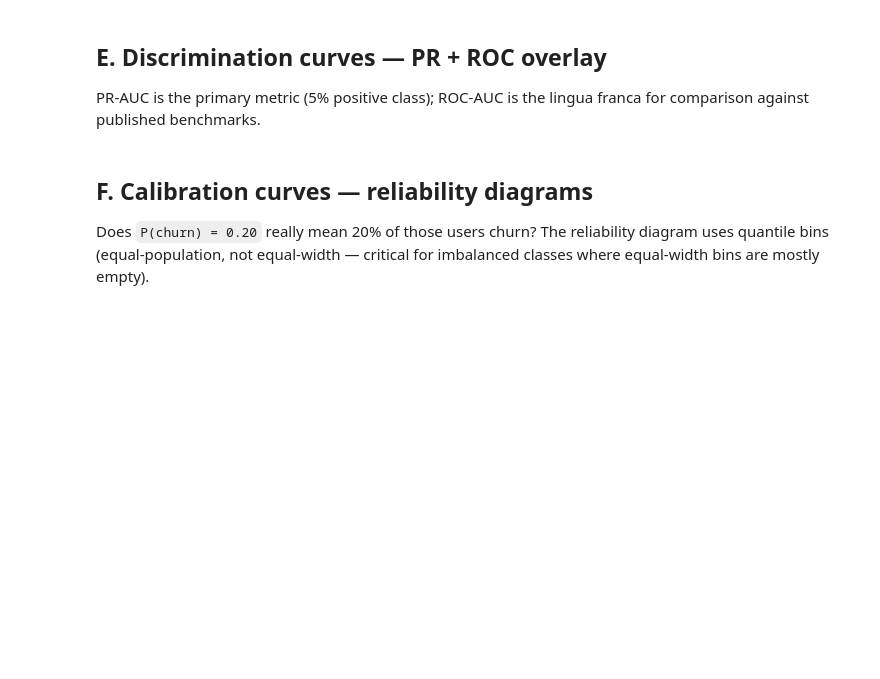
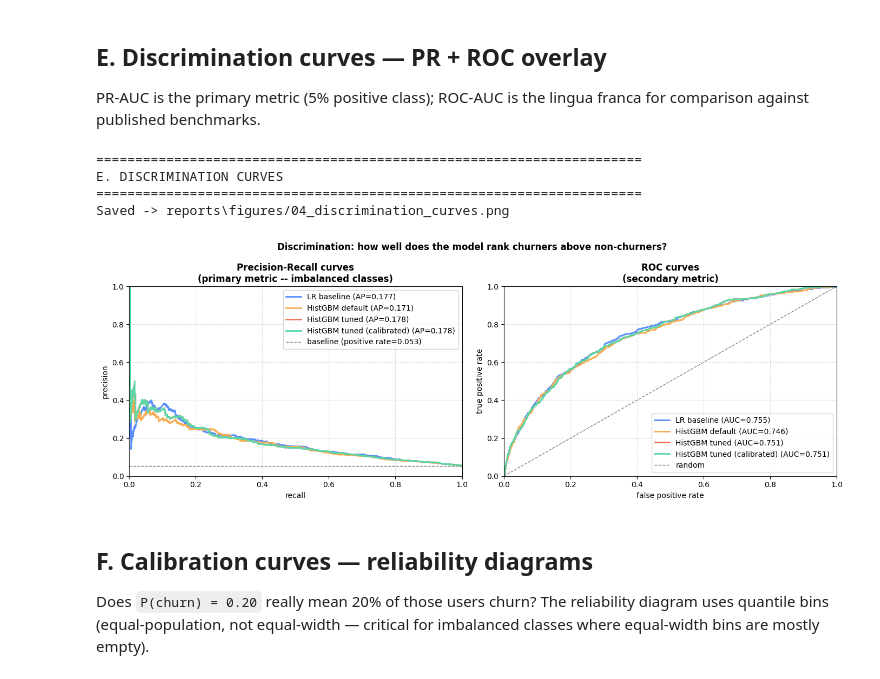
Before and after one commit to janeruxi1/StreamFlix-Churn-Retention, a Jupyter notebook: notebooks/04_modeling.ipynb, the cells around one changed output. Drawn from its saved outputs; the diff is of its cells as text; code cells hidden in the pictures; blank space fills up the shorter version.

```diff
--- a/notebooks/04_modeling.ipynb
+++ b/notebooks/04_modeling.ipynb
@@ -147,20 +159,0 @@ values + noise tolerance), and drops the external `xgboost` dependency (sklearn
-# %%
-print("\n" + "=" * 70)
-print("C. HISTGBM (UNCALIBRATED)")
-print("=" * 70)
-with mlflow_run("hist_gbm_uncalibrated") as run:
-    hgb = train_hist_gbm(X_train, y_train)
-    hgb_proba_test = hgb.predict_proba(X_test)[:, 1]
-    hgb_metrics = compute_metrics(y_test, hgb_proba_test)
-    if run is not None:
-        run.log_params({
-            "model_type": "hist_gbm",
-            "max_iter": 300, "max_depth": 5, "learning_rate": 0.05,
-            "min_samples_leaf": 25, "l2_regularization": 1.0,
-            "n_train": len(X_train), "n_features": X_train.shape[1],
-        })
-        run.log_metrics(hgb_metrics)
-        run.log_model(hgb, name="model")
-print("Metrics on test set:")
-for k, v in hgb_metrics.items():
-    print(f"  {k:<10} {v:.4f}")
@@ -175,19 +277,21 @@ creates probability ties that hurt ranking on small positive classes.
 including HistGBM (previously named `calibrate_xgboost`; renamed since it's generic).
 # %%
 print("\n" + "=" * 70)
-print("D. HISTGBM + PLATT (SIGMOID) CALIBRATION")
+print(f"D. HISTGBM ({winner_variant.upper()}) + PLATT CALIBRATION")
 print("=" * 70)
-with mlflow_run("hist_gbm_calibrated") as run:
+calibrated_run_name = f"hist_gbm_{winner_variant}_calibrated"
+with mlflow_run(calibrated_run_name) as run:
     hgb_cal = calibrate_model(hgb, X_calib, y_calib, method="sigmoid")
     hgb_cal_proba_test = hgb_cal.predict_proba(X_test)[:, 1]
     hgb_cal_metrics = compute_metrics(y_test, hgb_cal_proba_test)
     winner_run_id = None
     if run is not None:
         run.log_params({
-            "model_type": "hist_gbm_calibrated",
+            "model_type": calibrated_run_name,
             "calibration_method": "sigmoid_platt",
             "n_calib": len(X_calib),
-            "base_run": "hist_gbm_uncalibrated",
+            "base_variant": winner_variant,
+            "base_run": f"hist_gbm_{winner_variant}",
         })
         run.log_metrics(hgb_cal_metrics)
         run.log_model(hgb_cal, name="model")
@@ -211,8 +315,9 @@ print("\n" + "-" * 70)
 print("MODEL COMPARISON (test set)")
 print("-" * 70)
 comparison = pd.DataFrame({
-    "logistic_regression":  lr_metrics,
-    "hist_gbm_uncal":       hgb_metrics,
-    "hist_gbm_calibrated":  hgb_cal_metrics,
+    "logistic_regression":       lr_metrics,
+    "hist_gbm_default":          hgb_default_metrics,
+    "hist_gbm_tuned":            hgb_tuned_metrics,
+    f"hist_gbm_{winner_variant}_calibrated":  hgb_cal_metrics,
 }).round(4)
 print(comparison)
@@ -228,9 +357,10 @@ print("=" * 70)
 
 fig, axes = plt.subplots(1, 2, figsize=(14, 5))
 models = [
-    ("LR baseline",          lr_proba_test,     "#5B8FF9"),
-    ("HistGBM (uncalibrated)", hgb_proba_test,   "#F6735B"),
-    ("HistGBM (calibrated)",  hgb_cal_proba_test, "#5AD8A6"),
+    ("LR baseline",                              lr_proba_test,       "#5B8FF9"),
+    ("HistGBM default",                          hgb_default_proba,   "#F6AD55"),
+    ("HistGBM tuned",                            hgb_tuned_proba,     "#F6735B"),
+    (f"HistGBM {winner_variant} (calibrated)",   hgb_cal_proba_test,  "#5AD8A6"),
 ]
 
 # PR curve
@@ -246,33 +376,39 @@ ax.set_xlabel("recall")
 ax.set_ylabel("precision")
 ax.set_title("Precision-Recall curves\n(primary metric -- imbalanced classes)",
              fontweight="bold")
 ax.set_xlim(0, 1); ax.set_ylim(0, 1)
 ax.legend(loc="upper right")
 ax.grid(True, linestyle="--", alpha=0.4)
 
 # ROC curve
 ax = axes[1]
 for name, proba, color in models:
     fpr, tpr, _ = roc_curve(y_test, proba)
     auc = roc_auc_score(y_test, proba) if False else compute_metrics(y_test, proba)["roc_auc"]
     ax.plot(fpr, tpr, color=color, linewidth=2,
             label=f"{name} (AUC={auc:.3f})")
 ax.plot([0, 1], [0, 1], color="gray", linestyle="--", linewidth=1,
         label="random")
 ax.set_xlabel("false positive rate")
 ax.set_ylabel("true positive rate")
 ax.set_title("ROC curves\n(secondary metric)", fontweight="bold")
 ax.set_xlim(0, 1); ax.set_ylim(0, 1)
 ax.legend(loc="lower right")
 ax.grid(True, linestyle="--", alpha=0.4)
 
 # Fix the import use above
 from sklearn.metrics import roc_auc_score
 plt.suptitle("Discrimination: how well does the model rank churners above non-churners?",
              fontsize=12, fontweight="bold")
 plt.tight_layout()
 plt.savefig(FIG_DIR / "04_discrimination_curves.png", dpi=140, bbox_inches="tight")
 print(f"Saved -> {FIG_DIR}/04_discrimination_curves.png")
+# %% [output]
+======================================================================
+E. DISCRIMINATION CURVES
+======================================================================
+Saved -> reports\figures/04_discrimination_curves.png
+[figure, added]
 # %% [markdown]
 ## F. Calibration curves — reliability diagrams
 
```
Also changed, not shown: parts of 14 cells of this notebook, 38 other files.
